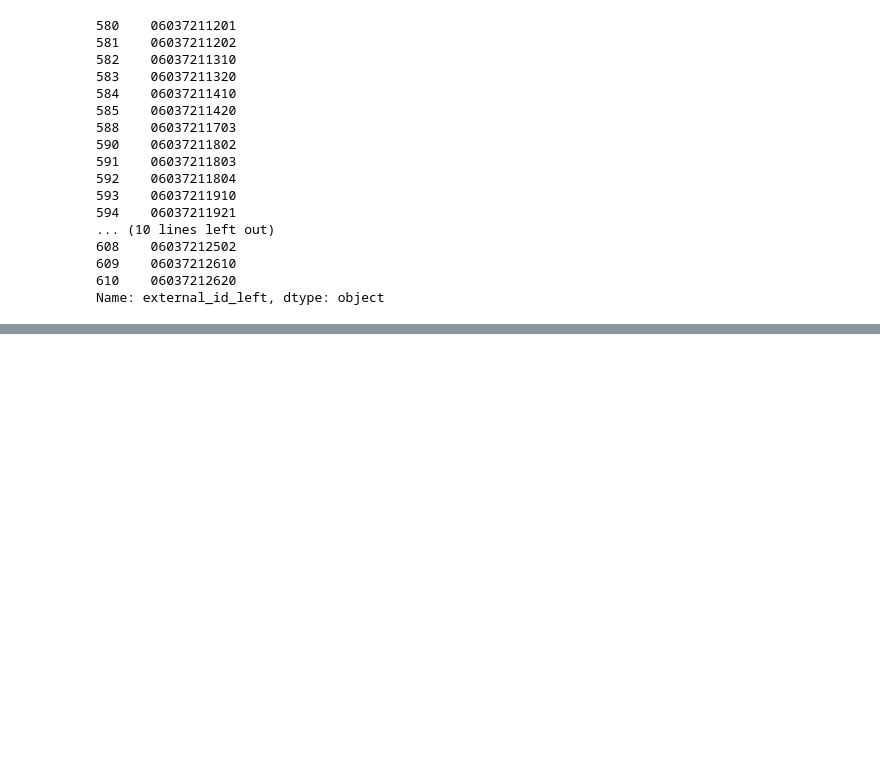
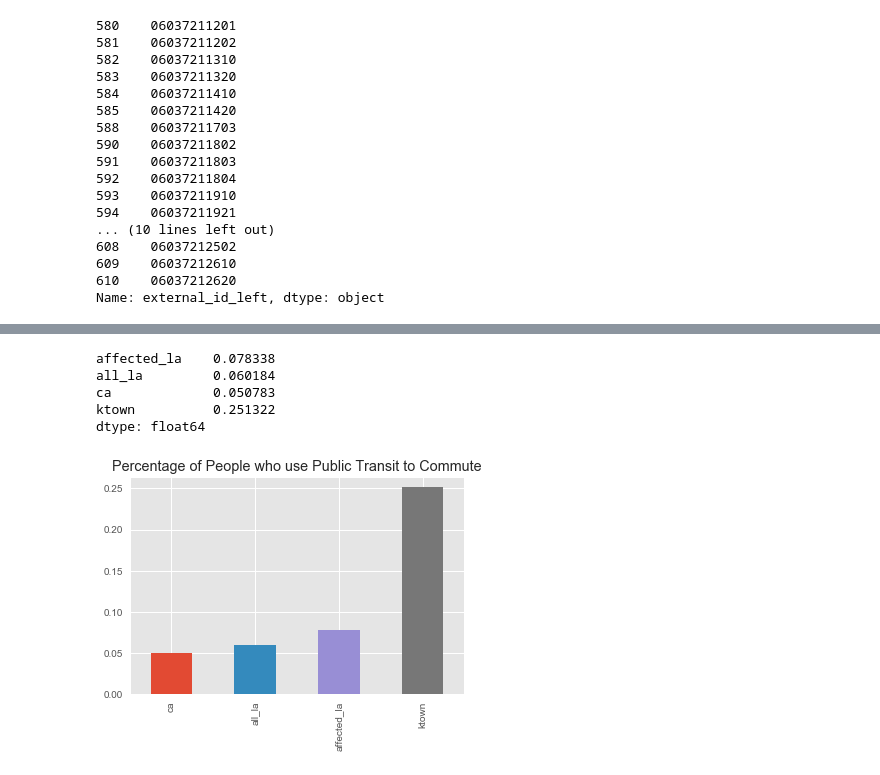
Before and after one commit to policyclub/zoning-metadata, a Jupyter notebook: analysis/koreatown.ipynb, the cells around one changed output, grey strips where cells are left out. Drawn from its saved outputs; the diff is of its cells as text; code cells hidden in the pictures; blank space fills up the shorter version.

```diff
--- a/analysis/koreatown.ipynb
+++ b/analysis/koreatown.ipynb
@@ -53,0 +144,25 @@ get_dataframe(tables=['B08134', 'B08136'],geoids=['14000US06037212305'])
+# %%
+affected_la_percent = (affected_tracts.sum() / affected_tracts['Total:'].sum())['Public transportation (excluding taxicab):']
+# %%
+all_la_percent = (la_county_stats.sum() / la_county_stats['Total:'].sum())['Public transportation (excluding taxicab):']
+# %%
+ktown_percent = (ktown_data.sum() / ktown_data['Total:'].sum())['Public transportation (excluding taxicab):']
+ca_percent = (ca_stats.sum() / ca_stats['Total:'].sum())['Public transportation (excluding taxicab):']
+# %%
+percentage_pub_trans = pd.Series({'affected_la': affected_la_percent,
+                                  'all_la': all_la_percent,
+                                  'ktown': ktown_percent,
+                                  'ca': ca_percent})
+percentage_pub_trans
+# %% [output]
+affected_la    0.078338
+all_la         0.060184
+ca             0.050783
+ktown          0.251322
+dtype: float64
+# %%
+f =percentage_pub_trans.sort_values().plot(kind='bar',
+                                        title="Percentage of People who use Public Transit to Commute")
+fig = f.get_figure()
+# %% [output]
+[figure, added]
```
Also changed, not shown: parts of 17 cells of this notebook.
